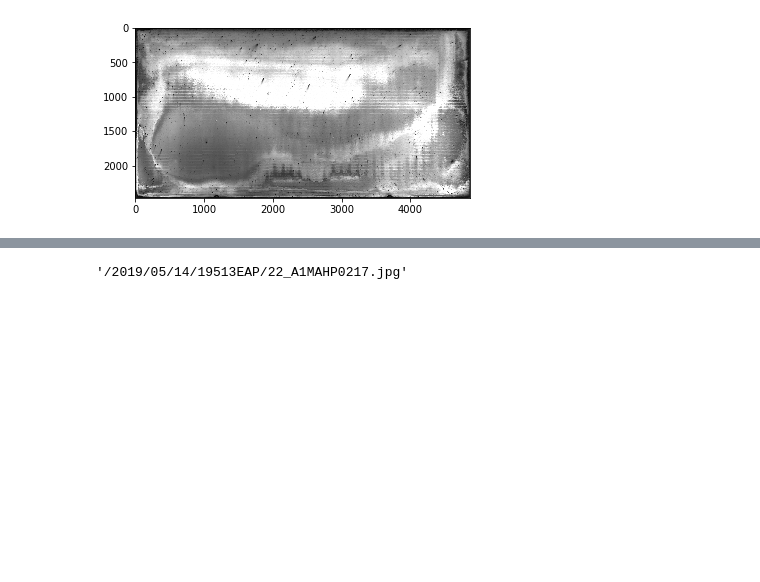
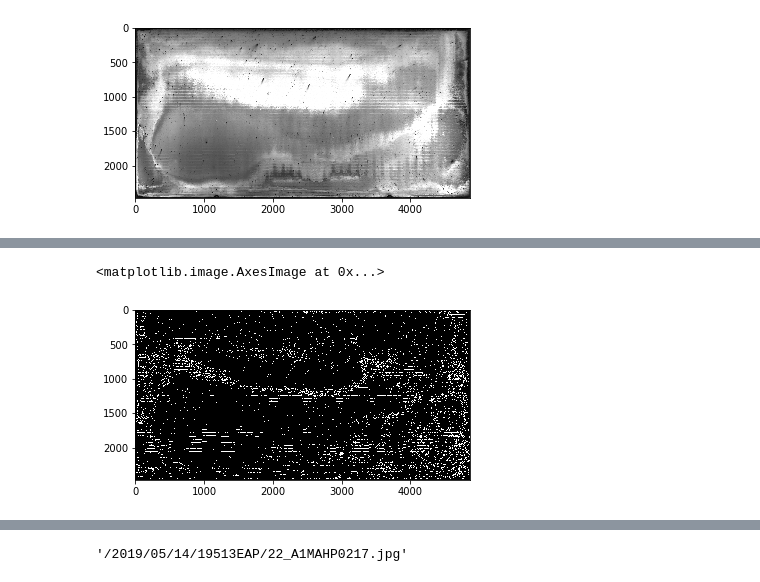
Before and after one commit to nickball007/hehe_PL, a Jupyter notebook: testset_segmentation.ipynb, the cells around one changed output, grey strips where cells are left out. Cells and saved outputs as stored; diff of their text form; code cells hidden in the pictures; blank space fills up the shorter version.

```diff
--- a/testset_segmentation.ipynb
+++ b/testset_segmentation.ipynb
@@ -52,0 +64,5 @@ plt.imshow(test_photo, cmap='gray')
+# %%
+from skimage import data
+from skimage.exposure import histogram
+coins = test_photo
+hist, hist_centers = histogram(coins)
@@ -52,0 +84,11 @@ plt.imshow(test_photo, cmap='gray')
+# %%
+from skimage.feature import canny
+edges = canny(coins/255.)
+# %%
+from scipy import ndimage as ndi
+fill_coins = ndi.binary_fill_holes(edges)
+# %%
+plt.imshow(fill_coins, cmap='gray')
+# %% [output]
+<matplotlib.image.AxesImage at 0x...>
+[figure, added]
```
Also changed, not shown: parts of 28 cells of this notebook, 4 other files.
